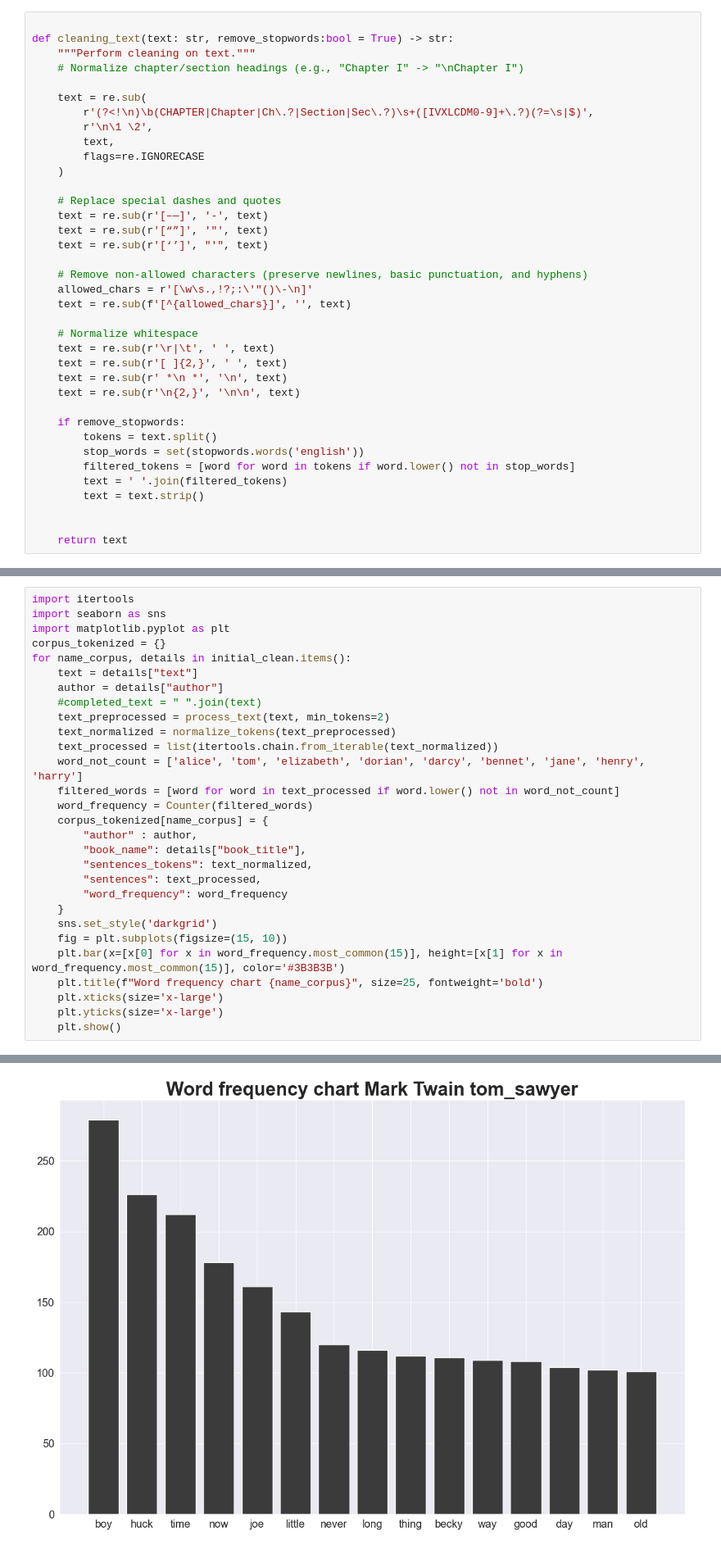
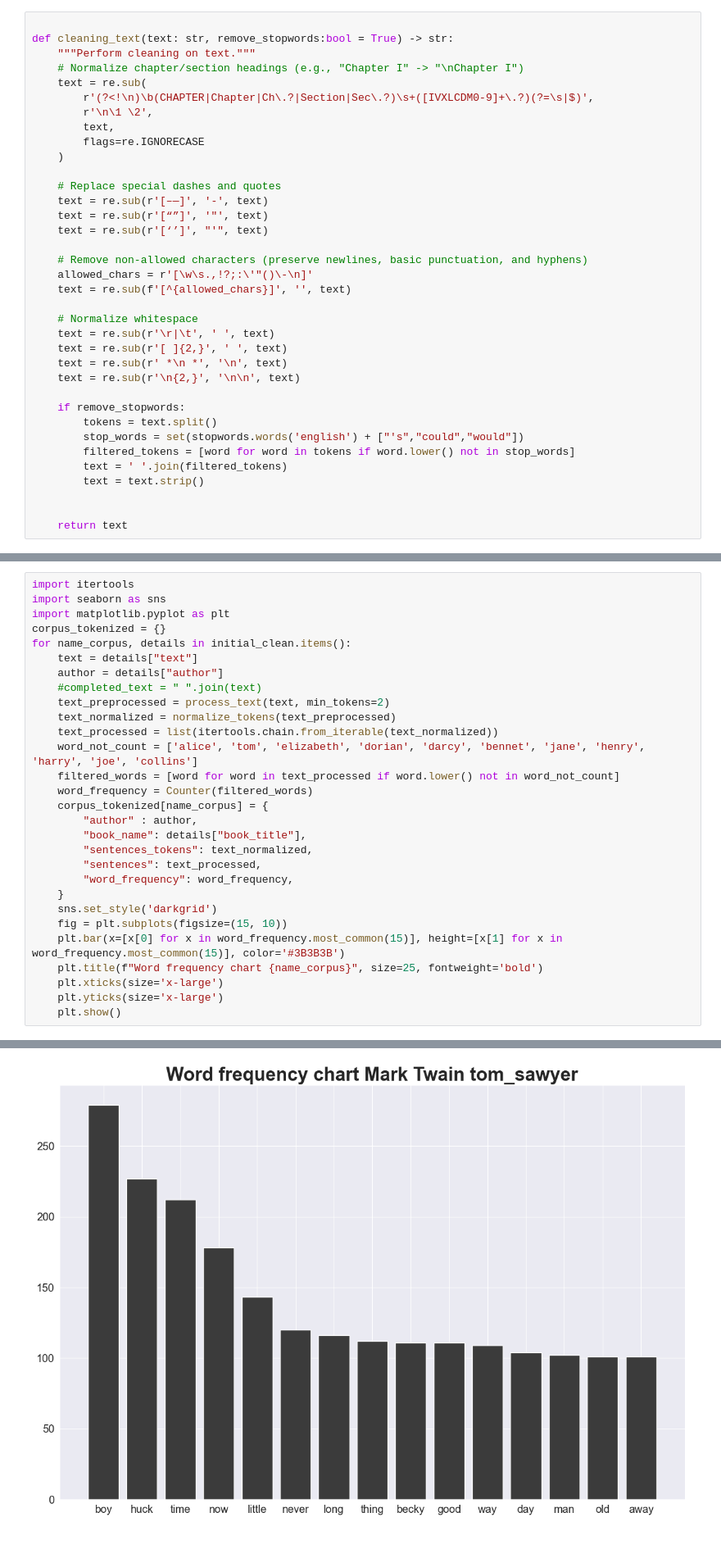
Before and after one commit to BenjaSar/novelBot, a Jupyter notebook: EDA.ipynb, the cells around one changed output, grey strips where cells are left out. Shown at 82% size. Cells and saved outputs as stored; diff of their text form.

Commit message:
refactor(EDA): improve plots and code readability

```diff
--- a/EDA.ipynb
+++ b/EDA.ipynb
@@ -134,7 +134,6 @@ Word count: 78988
 def cleaning_text(text: str, remove_stopwords:bool = True) -> str:
     """Perform cleaning on text."""
     # Normalize chapter/section headings (e.g., "Chapter I" -> "\nChapter I")
-
     text = re.sub(
         r'(?<!\n)\b(CHAPTER|Chapter|Ch\.?|Section|Sec\.?)\s+([IVXLCDM0-9]+\.?)(?=\s|$)',
         r'\n\1 \2',
@@ -159,7 +158,7 @@ def cleaning_text(text: str, remove_stopwords:bool = True) -> str:
 
     if remove_stopwords:
         tokens = text.split()
-        stop_words = set(stopwords.words('english'))
+        stop_words = set(stopwords.words('english') + ["'s","could","would"])
         filtered_tokens = [word for word in tokens if word.lower() not in stop_words]
         text = ' '.join(filtered_tokens)
         text = text.strip()
@@ -302,7 +317,7 @@ for name_corpus, details in initial_clean.items():
     text_preprocessed = process_text(text, min_tokens=2)
     text_normalized = normalize_tokens(text_preprocessed)
     text_processed = list(itertools.chain.from_iterable(text_normalized))
-    word_not_count = ['alice', 'tom', 'elizabeth', 'dorian', 'darcy', 'bennet', 'jane', 'henry', 'harry']
+    word_not_count = ['alice', 'tom', 'elizabeth', 'dorian', 'darcy', 'bennet', 'jane', 'henry', 'harry', 'joe', 'collins']
     filtered_words = [word for word in text_processed if word.lower() not in word_not_count]
     word_frequency = Counter(filtered_words)
     corpus_tokenized[name_corpus] = {
@@ -310,7 +325,7 @@ for name_corpus, details in initial_clean.items():
         "book_name": details["book_title"],
         "sentences_tokens": text_normalized,
         "sentences": text_processed,
-        "word_frequency": word_frequency
+        "word_frequency": word_frequency,
     }
     sns.set_style('darkgrid')
     fig = plt.subplots(figsize=(15, 10))
@@ -325,4 +340,4 @@ for name_corpus, details in initial_clean.items():
-[figure, old version]
+[figure, new version]
 [figure]
 # %%
 def count_tokens(processed_sentences):
```
Also changed, not shown: parts of 4 cells of this notebook, 2 other files.
